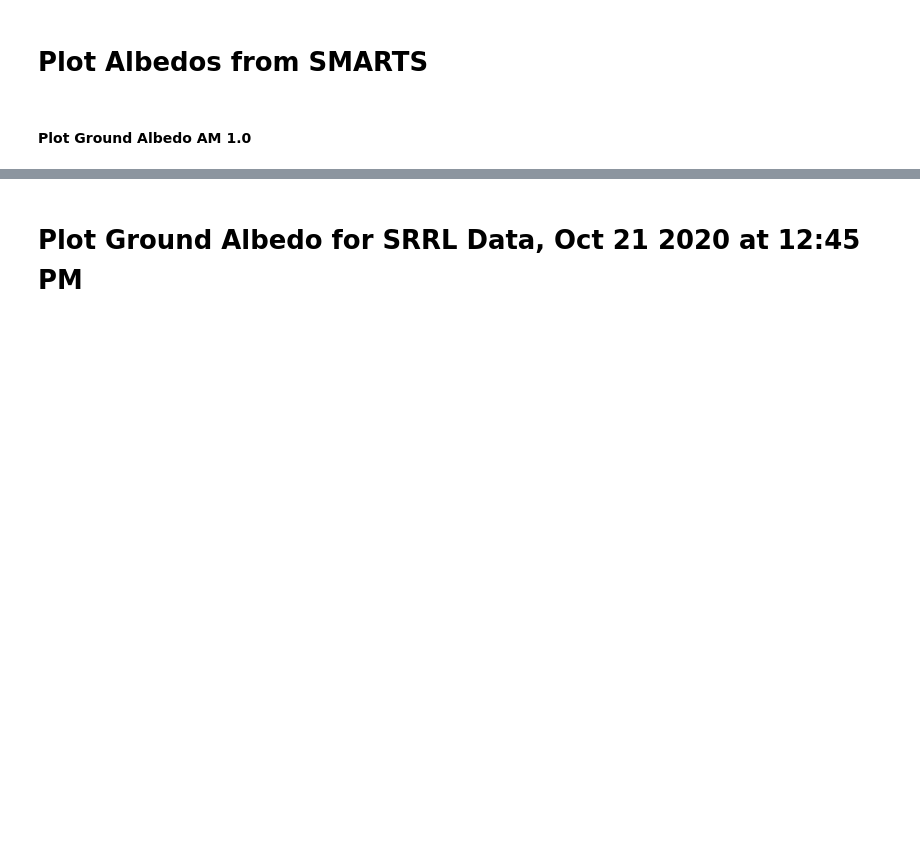
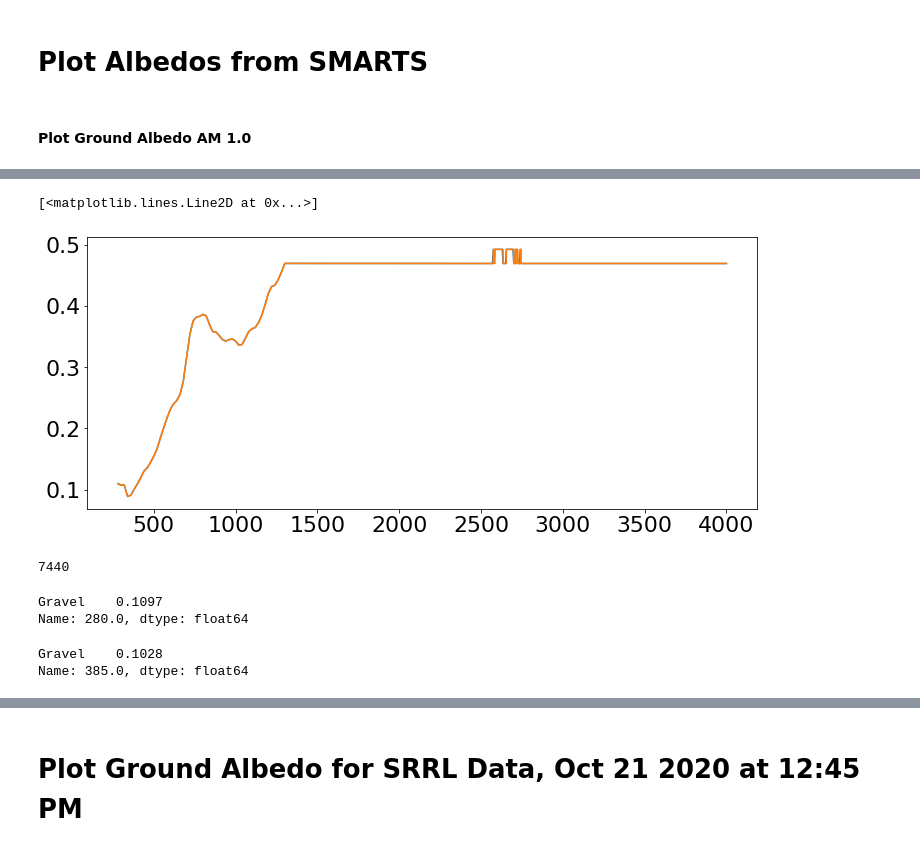
Before and after one commit to NREL/pySMARTS, a Jupyter notebook: docs/tutorials/1 - Beginer - Plot ALBEDOs from Smarts.ipynb, the cells around one changed output, grey strips where cells are left out. Cells and saved outputs as stored; diff of their text form; code cells hidden in the pictures; blank space fills up the shorter version.

```diff
--- a/docs/tutorials/1 - Beginer - Plot ALBEDOs from Smarts.ipynb
+++ b/docs/tutorials/1 - Beginer - Plot ALBEDOs from Smarts.ipynb
@@ -63,0 +87,6 @@ plt.show()
+# %%
+plt.plot(alb_db)
+plt.plot(alb2)
+# %% [output]
+[<matplotlib.lines.Line2D at 0x...>]
+[figure, added]
@@ -63,0 +97,9 @@ plt.show()
+# %%
+len(alb2)
+# %% [output]
+7440
+# %%
+alb2.iloc[0]
+# %% [output]
+Gravel    0.1097
+Name: 280.0, dtype: float64
@@ -63,0 +114,11 @@ plt.show()
+# %%
+# Visible
+alb2.iloc[40] # 300
+alb2.iloc[5440] # 3000
+
+# UV
+alb2.iloc[30] # 295
+alb2.iloc[210] # 385
+# %% [output]
+Gravel    0.1028
+Name: 385.0, dtype: float64
```
Also changed, not shown: parts of 9 cells of this notebook, 10 other files.
